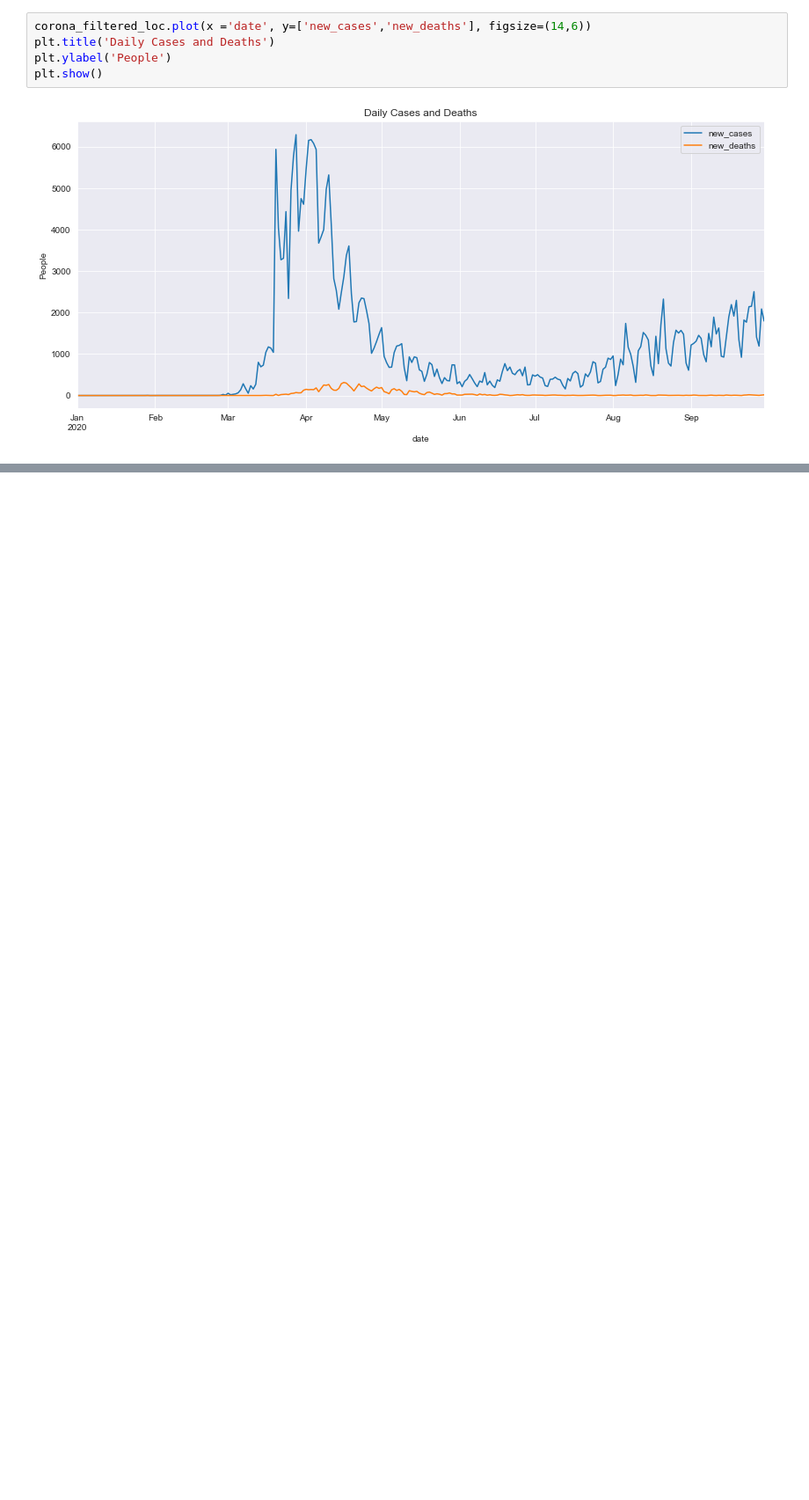
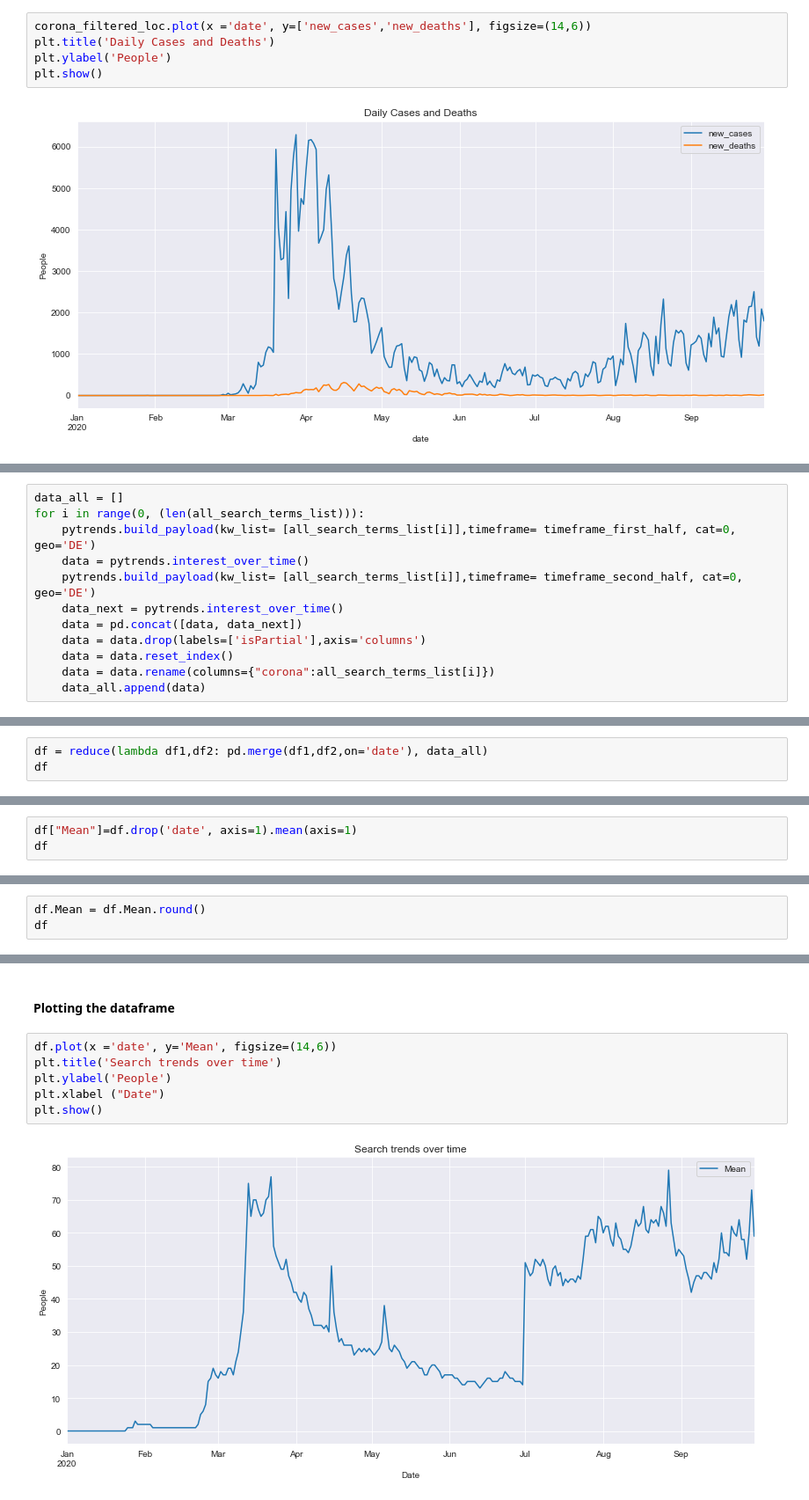
Before and after one commit to Shinan-tech/Share_Data, a Jupyter notebook: Aggregated.ipynb, the cells around one changed output, grey strips where cells are left out. Shown: that part at 88% size. Saved outputs shown, nothing was run; the diff lists cells and outputs as text; blank space fills up the shorter version.

Commit message:
Aggregated data

```diff
--- a/Aggregated.ipynb
+++ b/Aggregated.ipynb
@@ -83,0 +121,12 @@ plt.show()
+# %%
+data_all = []
+for i in range(0, (len(all_search_terms_list))):
+    pytrends.build_payload(kw_list= [all_search_terms_list[i]],timeframe= timeframe_first_half, cat=0, geo='DE')
+    data = pytrends.interest_over_time()
+    pytrends.build_payload(kw_list= [all_search_terms_list[i]],timeframe= timeframe_second_half, cat=0, geo='DE')
+    data_next = pytrends.interest_over_time()
+    data = pd.concat([data, data_next])
+    data = data.drop(labels=['isPartial'],axis='columns')
+    data = data.reset_index()
+    data = data.rename(columns={"corona":all_search_terms_list[i]})
+    data_all.append(data)
@@ -83,0 +155,3 @@ plt.show()
+# %%
+df = reduce(lambda df1,df2: pd.merge(df1,df2,on='date'), data_all)
+df
@@ -83,0 +174,3 @@ plt.show()
+# %%
+df["Mean"]=df.drop('date', axis=1).mean(axis=1)
+df
@@ -83,0 +193,3 @@ plt.show()
+# %%
+df.Mean = df.Mean.round()
+df
@@ -83,0 +210,10 @@ plt.show()
+# %% [markdown]
+#### Plotting the dataframe
+# %%
+df.plot(x ='date', y='Mean', figsize=(14,6))
+plt.title('Search trends over time')
+plt.ylabel('People')
+plt.xlabel ("Date")
+plt.show()
+# %% [output]
+[figure, added]
```
Also changed, not shown: parts of 37 cells of this notebook.
